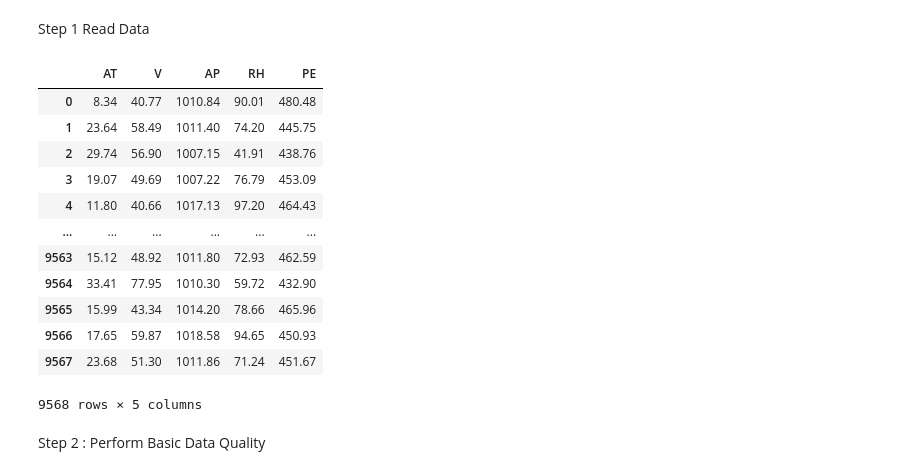
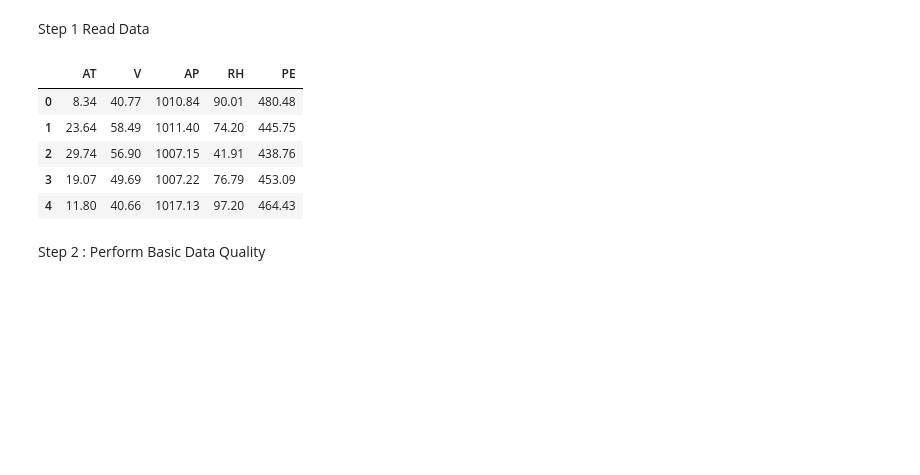
Before and after one commit to AKVITA380/Deep-Learning-6-July-2024, a Jupyter notebook: Regression_with_keras.ipynb, the cells around one changed output. Saved outputs shown, nothing was run; the diff lists cells and outputs as text; code cells hidden in the pictures; blank space fills up the shorter version.

```diff
--- a/Regression_with_keras.ipynb
+++ b/Regression_with_keras.ipynb
@@ -9,22 +9,16 @@ filterwarnings('ignore')
 Step 1 Read Data
 # %%
 import pandas as pd
-df=pd.read_csv("https://raw.githubusercontent.com/utkarshg1/Neural-Net-Datasets/main/PowerPlant.csv")
-df
+url = "https://raw.githubusercontent.com/utkarshg1/Neural-Net-Datasets/main/PowerPlant.csv"
+df1 = pd.read_csv(url)
+df1.head()
 # %% [output]
 |  | AT | V | AP | RH | PE |
 | 0 | 8.34 | 40.77 | 1010.84 | 90.01 | 480.48 |
 | 1 | 23.64 | 58.49 | 1011.40 | 74.20 | 445.75 |
 | 2 | 29.74 | 56.90 | 1007.15 | 41.91 | 438.76 |
 | 3 | 19.07 | 49.69 | 1007.22 | 76.79 | 453.09 |
 | 4 | 11.80 | 40.66 | 1017.13 | 97.20 | 464.43 |
-| ... | ... | ... | ... | ... | ... |
-| 9563 | 15.12 | 48.92 | 1011.80 | 72.93 | 462.59 |
-| 9564 | 33.41 | 77.95 | 1010.30 | 59.72 | 432.90 |
-| 9565 | 15.99 | 43.34 | 1014.20 | 78.66 | 465.96 |
-| 9566 | 17.65 | 59.87 | 1018.58 | 94.65 | 450.93 |
-| 9567 | 23.68 | 51.30 | 1011.86 | 71.24 | 451.67 |
-9568 rows × 5 columns
 # %% [markdown]
 Step 2 : Perform Basic Data Quality
 # %%
```
Also changed, not shown: parts of 37 cells of this notebook.
